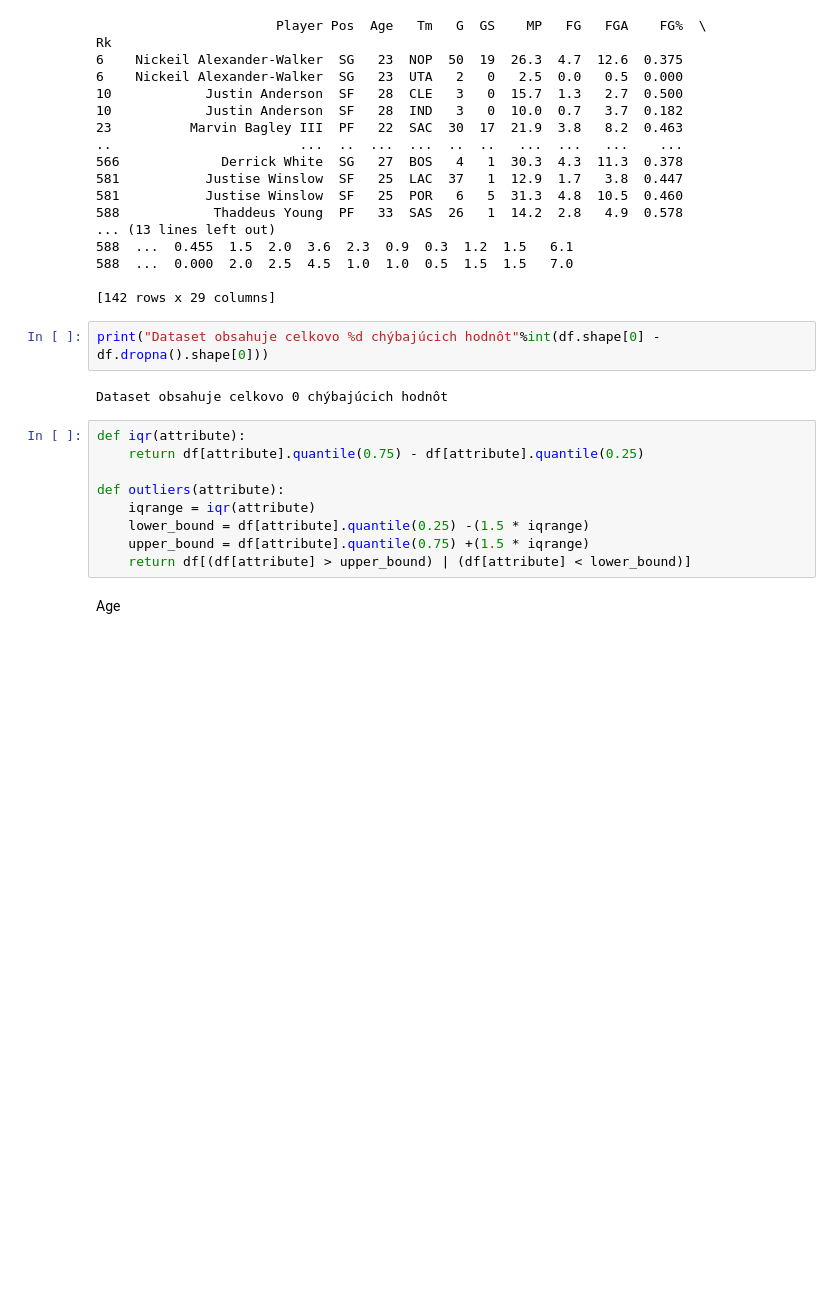
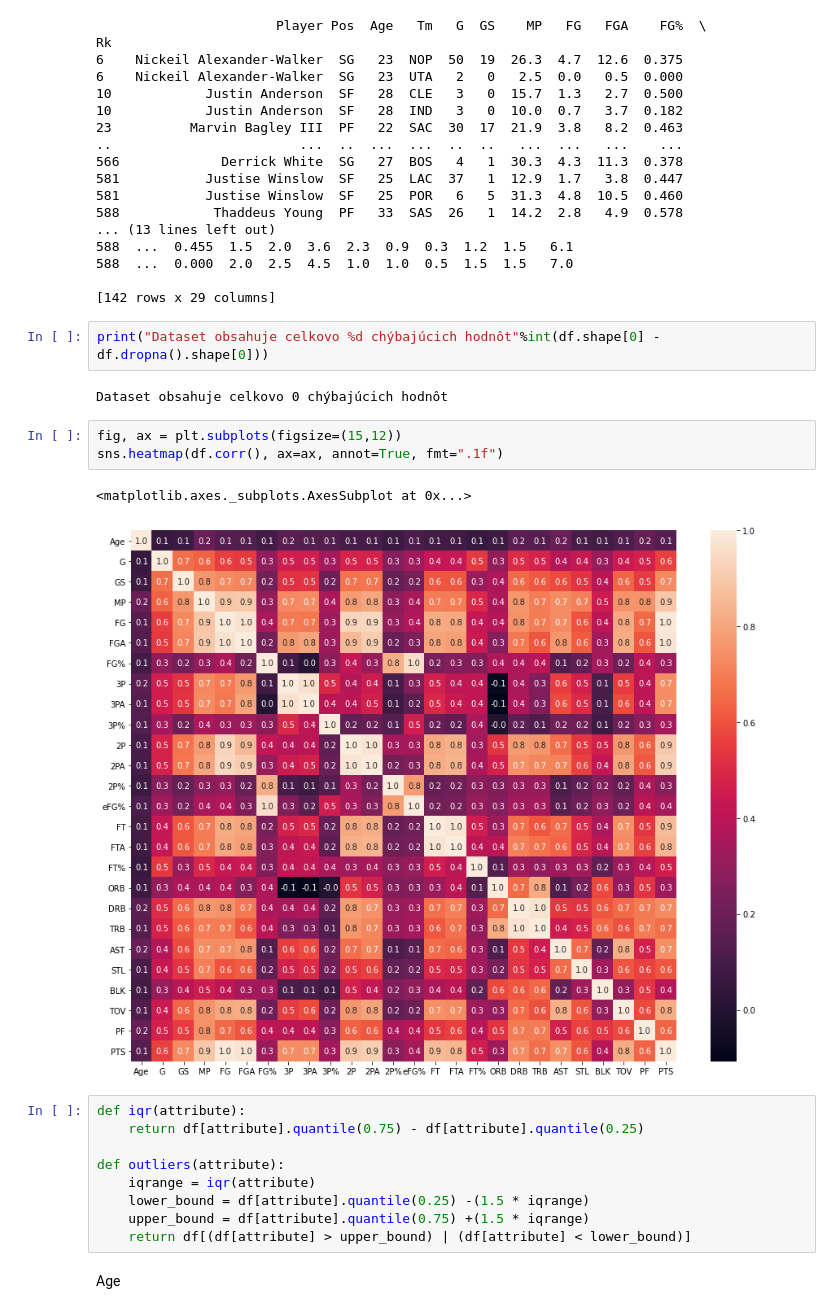
Before and after one commit to MennoCoehoorn/OZNAL, a Jupyter notebook: NBA.ipynb, the cells around one changed output. Cells and saved outputs as stored; diff of their text form; blank space fills up the shorter version.

```diff
--- a/NBA.ipynb
+++ b/NBA.ipynb
@@ -90,6 +90,12 @@ Rk
 print("Dataset obsahuje celkovo %d chýbajúcich hodnôt"%int(df.shape[0] - df.dropna().shape[0]))
 # %% [output]
 Dataset obsahuje celkovo 0 chýbajúcich hodnôt
+# %%
+fig, ax = plt.subplots(figsize=(15,12))
+sns.heatmap(df.corr(), ax=ax, annot=True, fmt=".1f")
+# %% [output]
+<matplotlib.axes._subplots.AxesSubplot at 0x...>
+[figure, added]
 # %%
 def iqr(attribute):
     return df[attribute].quantile(0.75) - df[attribute].quantile(0.25)
```
Also changed, not shown: parts of 19 cells of this notebook.
